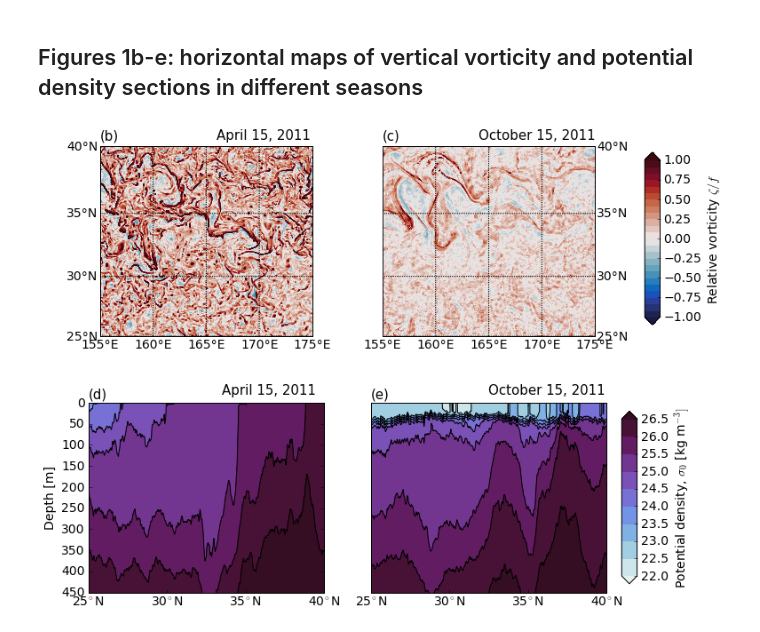
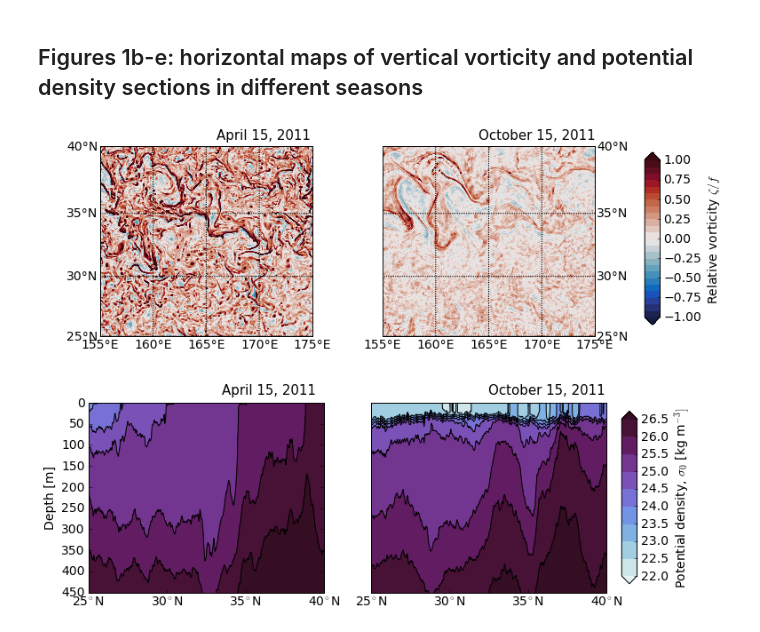
Before and after one commit to cesar-rocha/UpperOceanSeasonality, a Jupyter notebook: notebooks/Figure1.ipynb, the cells around one changed output. Drawn from its saved outputs; the diff is of its cells as text; code cells hidden in the pictures.

```diff
--- a/notebooks/Figure1.ipynb
+++ b/notebooks/Figure1.ipynb
@@ -60,26 +60,26 @@ dec = 2 # use every other data point for vorticity map (file is huge otherwise..
 
 plt.subplot(221)
 ctv = np.linspace(-1.,1.,25)
-m2.contourf(xs[::dec,::dec],ys[::dec,::dec],snap_april['vort'][::dec,::dec],ctv,vmin=-1.,vmax=1.,extend='both',cmap=cmocean.cm.freesurface)
+m2.contourf(xs[::dec,::dec],ys[::dec,::dec],snap_april['vort'][::dec,::dec],ctv,vmin=-1.,vmax=1.,extend='both',cmap=cmocean.cm.balance)
 m2.drawcoastlines()
 m2.fillcontinents(color='0.5',lake_color=None)
 m2.drawparallels(np.arange(-90.,91.,5.),labels=[1,0,0,0],fontsize=14)
 m2.drawmeridians(np.arange(-180.,181.,5.),labels=[0,0,0,1],fontsize=14)
 xt,yt = m2(155,40.5)
-plt.text(xt,yt,'(b)',fontsize=15)
+#plt.text(xt,yt,'(b)',fontsize=15)
 xt,yt = m2(166,40.5)
 plt.text(xt,yt,'April 15, 2011',fontsize=15)
 
 plt.subplot(222)
 ctv = np.linspace(-1,1.,25)
 cs = m2.contourf(xs[::dec,::dec],ys[::dec,::dec],snap_october['vort'][::dec,::dec],
-                 ctv,vmin=-1.,vmax=1.,extend='both',cmap=cmocean.cm.freesurface)
+                 ctv,vmin=-1.,vmax=1.,extend='both',cmap=cmocean.cm.balance)
 m2.drawcoastlines()
 m2.fillcontinents(color='0.5',lake_color=None)
 m2.drawparallels(np.arange(-90.,91.,5.),labels=[0,1,0,0],fontsize=14)
 m2.drawmeridians(np.arange(-180.,181.,5.),labels=[0,0,0,1],fontsize=14)
 xt,yt = m2(155,40.5)
-plt.text(xt,yt,'(c)',fontsize=15)
+#plt.text(xt,yt,'(c)',fontsize=15)
 xt,yt = m2(164.,40.5)
 plt.text(xt,yt,'October 15, 2011',fontsize=15)
 
@@ -96,39 +96,40 @@ cs = np.array([22.,22.5,23.,23.5,24.,24.5,25.,25.5,26.,26.5])
 plt.subplot(223)
 plt.contourf(snap_april['latd'],-snap_april['z'][:],
              snap_april['dens']-1000,cs,vmin=22.,
-             vmax=26.5,cmap=cmocean.cm.density,extend='both')
+             vmax=26.5,cmap=cmocean.cm.dense,extend='both')
 plt.contour(snap_april['latd'],-snap_april['z'][:],
             snap_april['dens']-1000,cs,colors='k')
 plt.ylim(450,0)
 plt.ylabel('Depth [m]')
 #plt.title('Early Spring')
 xticks = [25,30,35,40]
 xticklabels = [r'25$\!^\circ$N',r'30$\!^\circ$N',r'35$\!^\circ$N',r'40$\!^\circ$N']
 plt.xticks(xticks,xticklabels)
 
-plt.text(25,-10,'(d)',fontsize=15)
+#plt.text(25,-10,'(d)',fontsize=15)
 plt.text(33.5,-20,'April 15, 2011',fontsize=15)
 
 
 plt.subplot(224)
 cps = plt.contourf(snap_october['latd'],-snap_october['z'][:],
                    snap_october['dens']-1000,cs,vmin=22.,
-                   vmax=26.5,cmap=cmocean.cm.density,extend='both')
+                   vmax=26.5,cmap=cmocean.cm.dense,extend='both')
 plt.contour(snap_october['latd'],-snap_october['z'][:],
             snap_october['dens']-1000,cs,colors='k')
 
 
 plt.ylim(450,0)
 plt.yticks([])
 plt.xticks(xticks,xticklabels)
 
-plt.text(25,-10,'(e)',fontsize=15)
+#plt.text(25,-10,'(e)',fontsize=15)
 plt.text(32.5,-20,'October 15, 2011',fontsize=15)
 
 fig.subplots_adjust(right=0.8)
 cbar_ax = fig.add_axes([0.82, 0.14, 0.02, 0.3])
 fig.colorbar(cps, cax=cbar_ax,label=r'Potential density, $\sigma_0$ [kg m$^{-3}]$')
 
-plt.savefig(__dest__[1],dpi=80)
+#plt.savefig(__dest__[1],dpi=80)
+plt.savefig("/Users/crocha/Desktop/fig1.png",dpi=100)
 # %% [output]
-[figure, old version]
+[figure, new version]
```
Also changed, not shown: 2 other files.
